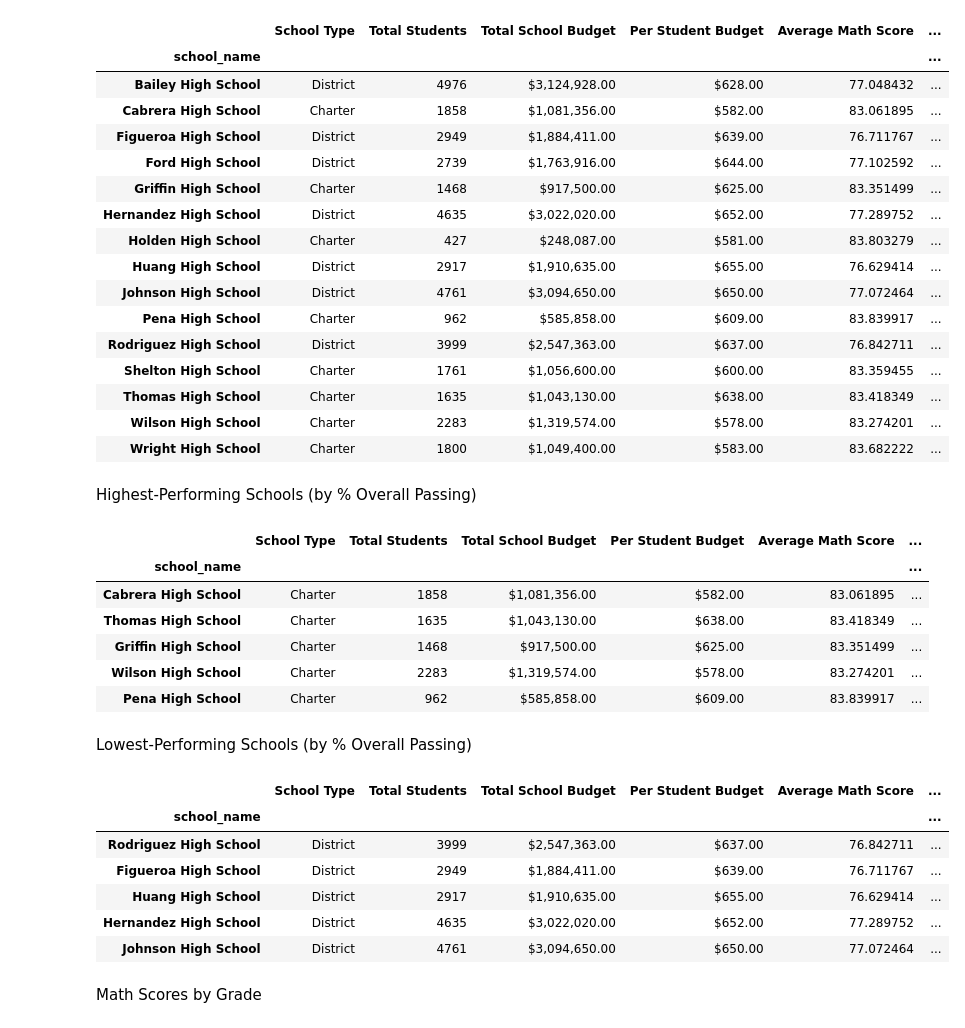
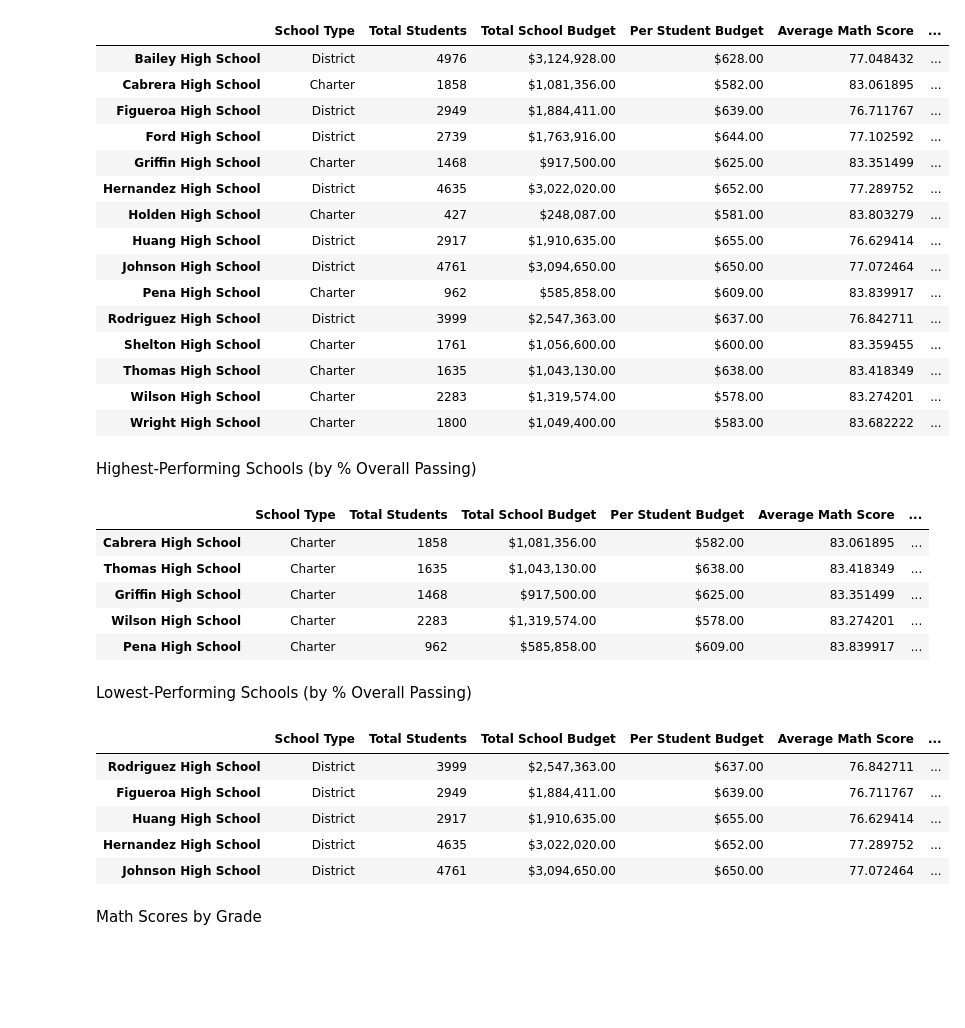
Before and after one commit to VidyaVelusamy/Pandas-Challenge, a Jupyter notebook: PyCitySchools/PyCitySchools.ipynb, the cells around one changed output. Saved outputs shown, nothing was run; the diff lists cells and outputs as text; code cells hidden in the pictures; blank space fills up the shorter version.

```diff
--- a/PyCitySchools/PyCitySchools.ipynb
+++ b/PyCitySchools/PyCitySchools.ipynb
@@ -325,25 +325,24 @@ dtype: float64
 # %%
 # Create a DataFrame called `per_school_summary` with columns for the calculations above.
 
 per_school_summary = df_school_types.merge(df_school_counts,on="school_name") \
                         .merge(df_school_budget,on="school_name").merge(df_school_capita,on="school_name") \
                         .merge(df_school_average_math_score,on="school_name").merge(df_school_average_reading_score,on="school_name")  \
                         .merge(df_per_school_passing_math,on="school_name").merge(df_per_school_passing_reading,on="school_name")  \
                         .merge(df_overall_passing_rate,on="school_name")
 
 per_school_summary["Per Student Budget"] = per_school_summary["Per Student Budget"].astype("float64")
 
 # Formatting
 per_school_summary["Total School Budget"] = per_school_summary["Total School Budget"].map("${:,.2f}".format)
 per_school_summary["Per Student Budget"] = per_school_summary["Per Student Budget"].map("${:,.2f}".format)
 
 # Display the DataFrame
 per_school_summary = per_school_summary.sort_values(by='school_name', ascending=True)
-
+per_school_summary.index.name = None
 per_school_summary
 # %% [output]
 |  | School Type | Total Students | Total School Budget | Per Student Budget | Average Math Score | ... |
-| school_name |  |  |  |  |  | ... |
 | Bailey High School | District | 4976 | $3,124,928.00 | $628.00 | 77.048432 | ... |
 | Cabrera High School | Charter | 1858 | $1,081,356.00 | $582.00 | 83.061895 | ... |
 | Figueroa High School | District | 2949 | $1,884,411.00 | $639.00 | 76.711767 | ... |
@@ -364,10 +363,11 @@ Highest-Performing Schools (by % Overall Passing)
 # %%
 #Highest-Performing Schools (by % Overall Passing)
 high_performing_schools = per_school_summary.sort_values(by='% Overall Passing',ascending=False)
+high_performing_schools.index.name=None
+
 high_performing_schools.head()
 # %% [output]
 |  | School Type | Total Students | Total School Budget | Per Student Budget | Average Math Score | ... |
-| school_name |  |  |  |  |  | ... |
 | Cabrera High School | Charter | 1858 | $1,081,356.00 | $582.00 | 83.061895 | ... |
 | Thomas High School | Charter | 1635 | $1,043,130.00 | $638.00 | 83.418349 | ... |
 | Griffin High School | Charter | 1468 | $917,500.00 | $625.00 | 83.351499 | ... |
@@ -378,10 +378,10 @@ Lowest-Performing Schools (by % Overall Passing)
 # %%
 #Lowest-Performing Schools (by % Overall Passing)
 lowest_performing_schools = per_school_summary.sort_values(by='% Overall Passing',ascending=True)
+lowest_performing_schools.index.name=None
 lowest_performing_schools.head()
 # %% [output]
 |  | School Type | Total Students | Total School Budget | Per Student Budget | Average Math Score | ... |
-| school_name |  |  |  |  |  | ... |
 | Rodriguez High School | District | 3999 | $2,547,363.00 | $637.00 | 76.842711 | ... |
 | Figueroa High School | District | 2949 | $1,884,411.00 | $639.00 | 76.711767 | ... |
 | Huang High School | District | 2917 | $1,910,635.00 | $655.00 | 76.629414 | ... |
```
Also changed, not shown: parts of 2 cells of this notebook.
